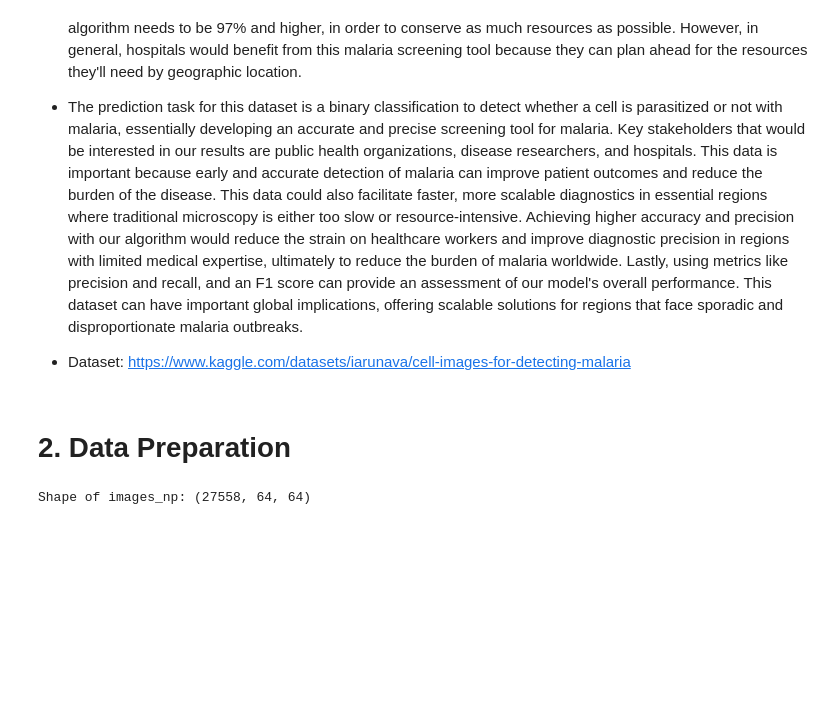
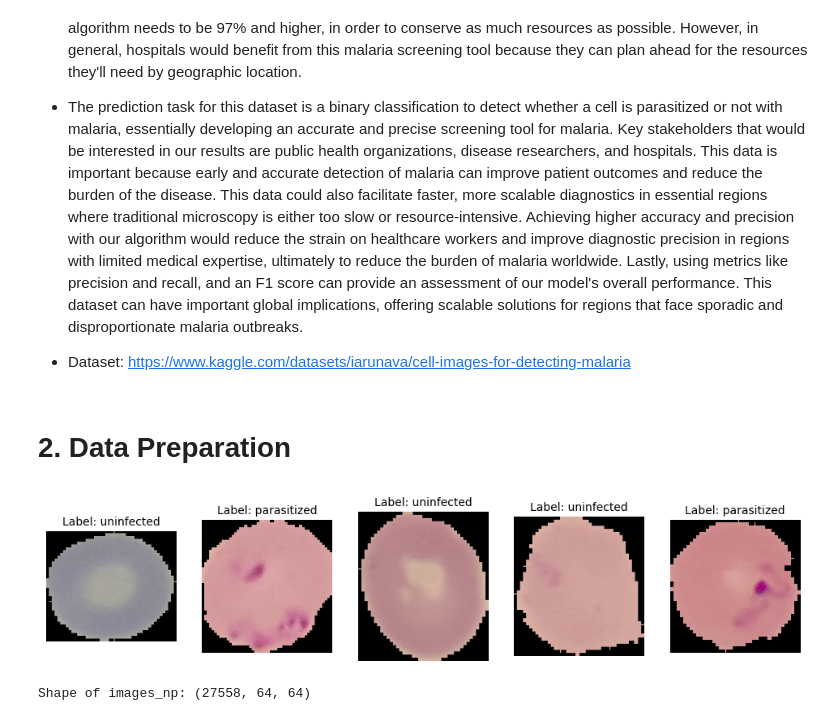
Before and after one commit to Juan-Carlos-D/ML-Team, a Jupyter notebook: Lab Two/Rough Drafts/Part1-2.ipynb, the cells around one changed output. Cells and saved outputs as stored; diff of their text form; code cells hidden in the pictures; blank space fills up the shorter version.

Commit message:
update to images to display unaltered and altered

```diff
--- a/Lab Two/Rough Drafts/Part1-2.ipynb
+++ b/Lab Two/Rough Drafts/Part1-2.ipynb
@@ -32 +33,41 @@ from collections import Counter
+# %%
+# Directory path
+image_dir = 'C:/Users/Juan Dominguez/Desktop/Malaria_Dataset/malaria_ds/cell_images'
+
+# Lists to store original imgs & labels
+original_images = []
+original_labels = []
+
+# Iterating through subdirectories to load images
+for category in ['parasitized', 'uninfected']:
+    category_dir = os.path.join(image_dir, category)
+    image_files = [f for f in os.listdir(category_dir) if f.lower().endswith(('.png', '.jpg', '.jpeg'))]
+
+    for img_file in image_files:
+        img_path = os.path.join(category_dir, img_file)
+        img = cv2.imread(img_path)
+
+        if img is None:
+            print(f"Failed to load image: {img_path}")
+            continue
+
+        original_images.append(img)  # Stores the original image
+        original_labels.append(category)  # Stores the label for the image
+
+# Displaying 5 random original images
+num_images_to_show = 5
+indices = random.sample(range(len(original_images)), num_images_to_show)
+selected_images = [original_images[i] for i in indices]
+selected_labels = [original_labels[i] for i in indices]
+
+plt.figure(figsize=(12, 8))
+for i in range(num_images_to_show):
+    plt.subplot(1, num_images_to_show, i + 1)
+    plt.imshow(cv2.cvtColor(selected_images[i], cv2.COLOR_BGR2RGB))  # Converting BGR to RGB for display
+    plt.axis('off')
+    plt.title(f"Label: {selected_labels[i]}", fontsize=10)
+
+plt.show()
+# %% [output]
+[figure, added]
 # %%
```
Also changed, not shown: parts of 6 cells of this notebook.
